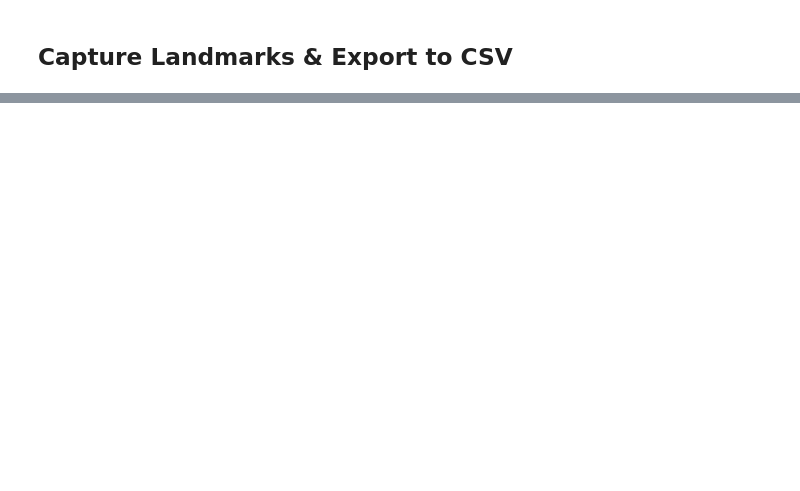
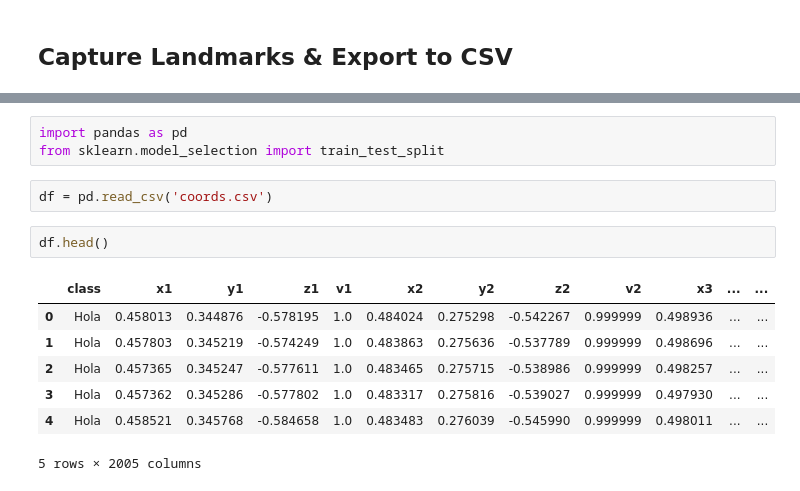
Before and after one commit to rosaainz/deteccion-lsm-mediapipe, a Jupyter notebook: holistic.ipynb, the cells around one changed output, grey strips where cells are left out. Drawn from its saved outputs; the diff is of its cells as text; blank space fills up the shorter version.

```diff
--- a/holistic.ipynb
+++ b/holistic.ipynb
@@ -83,0 +187,15 @@ with open('coords.csv', mode='w', newline='') as f:
+# %%
+import pandas as pd
+from sklearn.model_selection import train_test_split
+# %%
+df = pd.read_csv('coords.csv')
+# %%
+df.head()
+# %% [output]
+|  | class | x1 | y1 | z1 | v1 | x2 | y2 | z2 | v2 | x3 | ... | ... |
+| 0 | Hola | 0.458013 | 0.344876 | -0.578195 | 1.0 | 0.484024 | 0.275298 | -0.542267 | 0.999999 | 0.498936 | ... | ... |
+| 1 | Hola | 0.457803 | 0.345219 | -0.574249 | 1.0 | 0.483863 | 0.275636 | -0.537789 | 0.999999 | 0.498696 | ... | ... |
+| 2 | Hola | 0.457365 | 0.345247 | -0.577611 | 1.0 | 0.483465 | 0.275715 | -0.538986 | 0.999999 | 0.498257 | ... | ... |
+| 3 | Hola | 0.457362 | 0.345286 | -0.577802 | 1.0 | 0.483317 | 0.275816 | -0.539027 | 0.999999 | 0.497930 | ... | ... |
+| 4 | Hola | 0.458521 | 0.345768 | -0.584658 | 1.0 | 0.483483 | 0.276039 | -0.545990 | 0.999999 | 0.498011 | ... | ... |
+5 rows × 2005 columns
```
Also changed, not shown: parts of 11 cells of this notebook, 1 other file.
